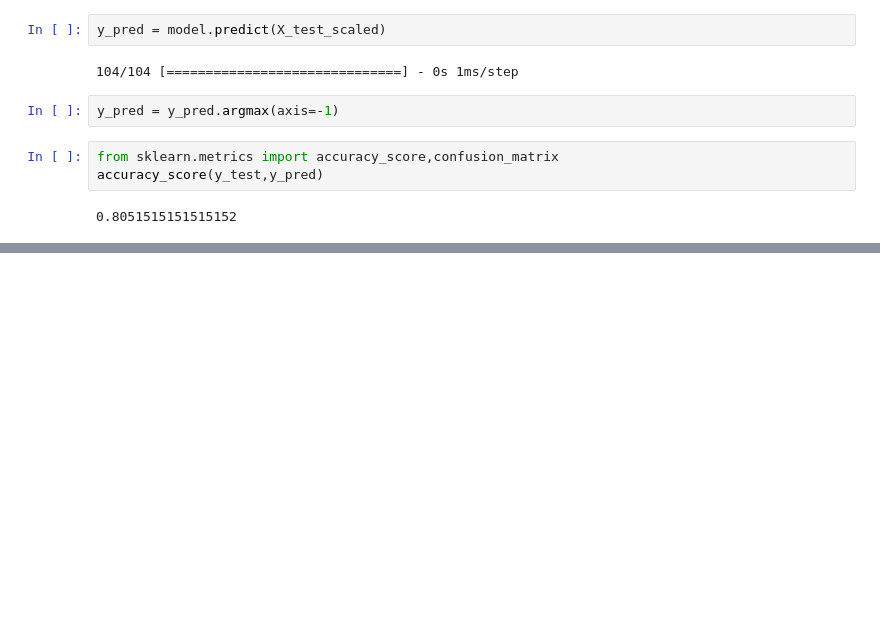
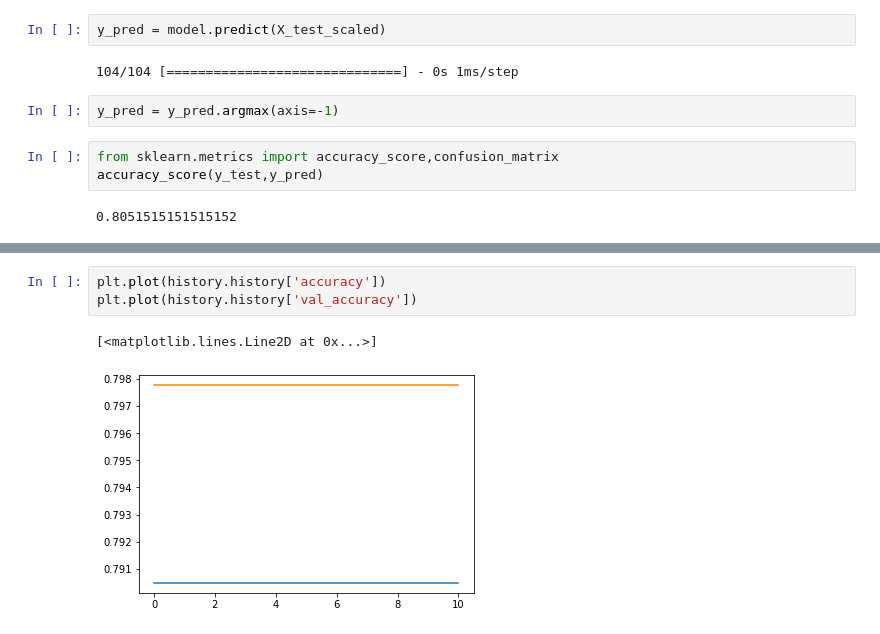
Before and after one commit to SarkarPriyanshu/Machine-Learning-Models, a Jupyter notebook: CustomerChurnUsingANN.ipynb, the cells around one changed output, grey strips where cells are left out. Cells and saved outputs as stored; diff of their text form; blank space fills up the shorter version.

```diff
--- a/CustomerChurnUsingANN.ipynb
+++ b/CustomerChurnUsingANN.ipynb
@@ -427,0 +446,6 @@ plt.plot(history.history['val_accuracy'])
+# %%
+plt.plot(history.history['accuracy'])
+plt.plot(history.history['val_accuracy'])
+# %% [output]
+[<matplotlib.lines.Line2D at 0x...>]
+[figure, added]
```
Also changed, not shown: parts of 12 cells of this notebook.
